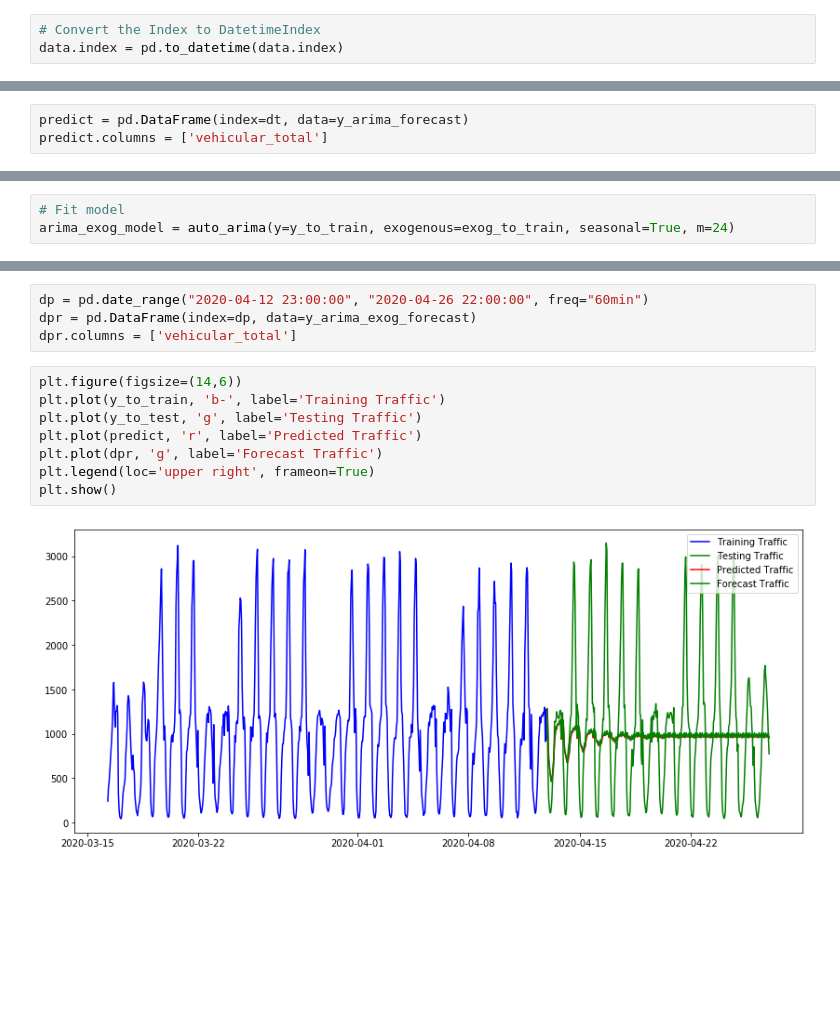
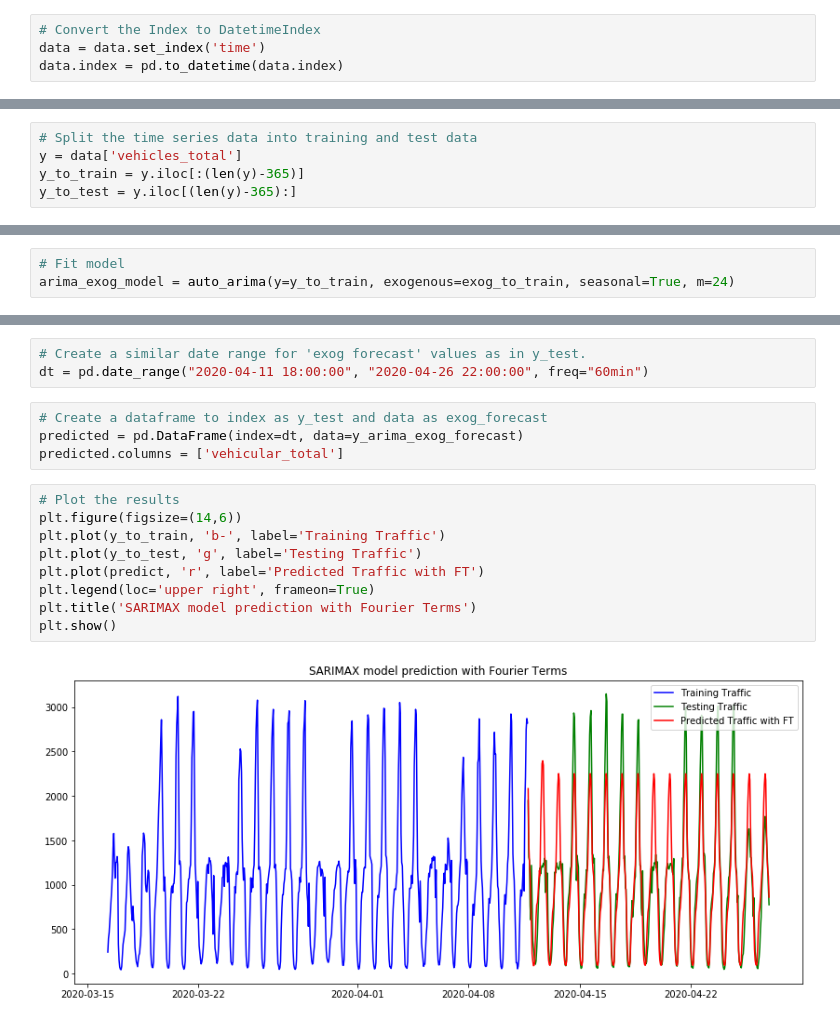
Before and after one commit to satishukadam/notebooks, a Jupyter notebook: SmartCity/MultipleSeasonalTimeSeriesAnalysis.ipynb, the cells around one changed output, grey strips where cells are left out. Saved outputs shown, nothing was run; the diff lists cells and outputs as text; blank space fills up the shorter version.

```diff
--- a/SmartCity/MultipleSeasonalTimeSeriesAnalysis.ipynb
+++ b/SmartCity/MultipleSeasonalTimeSeriesAnalysis.ipynb
@@ -22,6 +22,7 @@ filterwarnings('ignore')
 data = pd.read_csv('D:\\Study\\DataScience\\Data\\MachineLearningData\\TrafficData\\hourlydata.csv')
 # %%
 # Convert the Index to DatetimeIndex
+data = data.set_index('time')
 data.index = pd.to_datetime(data.index)
 # %%
 # Resample the hourly data into daily data
@@ -140,3 +86,8 @@ y_to_test = y.iloc[(len(y)-336):] # last couple weeks for testing
+# %%
+# Split the time series data into training and test data
+y = data['vehicles_total']
+y_to_train = y.iloc[:(len(y)-365)]
+y_to_test = y.iloc[(len(y)-365):]
 # %%
 plt.figure(figsize=(14,6))
 plt.plot(y_to_train, 'b-', label='Training Traffic')
@@ -154,3 +144,0 @@ dt = pd.date_range("2020-04-12 23:00:00", "2020-04-26 22:00:00", freq="60min")
-# %%
-predict = pd.DataFrame(index=dt, data=y_arima_forecast)
-predict.columns = ['vehicular_total']
@@ -225,14 +188,18 @@ y_arima_exog_forecast = arima_exog_model.predict(n_periods=336, exogenous=exog_t
 # %%
-dp = pd.date_range("2020-04-12 23:00:00", "2020-04-26 22:00:00", freq="60min")
-dpr = pd.DataFrame(index=dp, data=y_arima_exog_forecast)
-dpr.columns = ['vehicular_total']
+# Create a similar date range for 'exog forecast' values as in y_test.
+dt = pd.date_range("2020-04-11 18:00:00", "2020-04-26 22:00:00", freq="60min")
+# %%
+# Create a dataframe to index as y_test and data as exog_forecast
+predicted = pd.DataFrame(index=dt, data=y_arima_exog_forecast)
+predicted.columns = ['vehicular_total']
 # %%
+# Plot the results
 plt.figure(figsize=(14,6))
 plt.plot(y_to_train, 'b-', label='Training Traffic')
 plt.plot(y_to_test, 'g', label='Testing Traffic')
-plt.plot(predict, 'r', label='Predicted Traffic')
-plt.plot(dpr, 'g', label='Forecast Traffic')
+plt.plot(predict, 'r', label='Predicted Traffic with FT')
 plt.legend(loc='upper right', frameon=True)
+plt.title('SARIMAX model prediction with Fourier Terms')
 plt.show()
 # %% [output]
-[figure, old version]
+[figure, new version]
```
Also changed, not shown: parts of 32 cells of this notebook.
